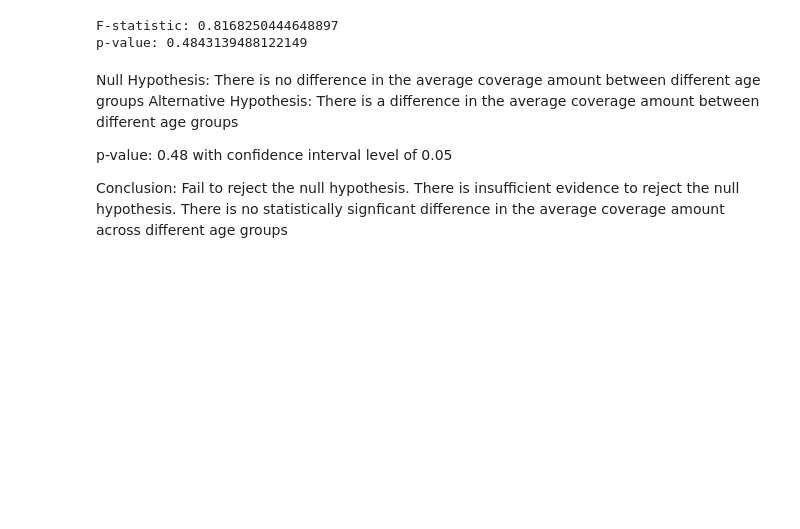
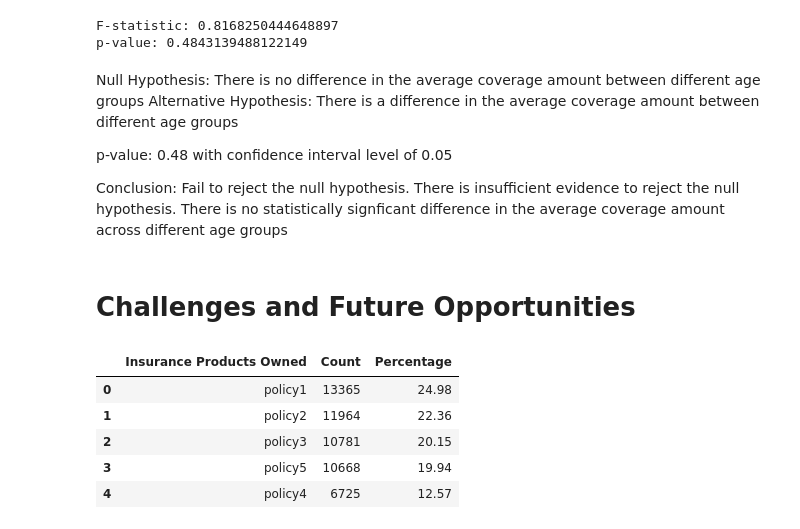
Before and after one commit to cecestreet/UCB-Project-One, a Jupyter notebook: Customer_Segmentation_Analysis_Group.ipynb, the cells around one changed output. Cells and saved outputs as stored; diff of their text form; code cells hidden in the pictures; blank space fills up the shorter version.

```diff
--- a/Customer_Segmentation_Analysis_Group.ipynb
+++ b/Customer_Segmentation_Analysis_Group.ipynb
@@ -491,3 +549,19 @@ Alternative Hypothesis: There is a difference in the average coverage amount bet
 p-value: 0.48 with confidence interval level of 0.05
 
 Conclusion: Fail to reject the null hypothesis. There is insufficient evidence to reject the null hypothesis. There is no statistically signficant difference in the average coverage amount across different age groups
+# %% [markdown]
+# Challenges and Future Opportunities
+# %%
+policy_counts = cs_df['Insurance Products Owned'].value_counts()
+policy_counts_df = policy_counts.to_frame().reset_index()
+policy_counts_df.columns = ['Insurance Products Owned', 'Count']
+total_count = policy_counts_df['Count'].sum()
+policy_counts_df['Percentage'] = ((policy_counts_df['Count'] / total_count) * 100).round(2)
+policy_counts_df
+# %% [output]
+|  | Insurance Products Owned | Count | Percentage |
+| 0 | policy1 | 13365 | 24.98 |
+| 1 | policy2 | 11964 | 22.36 |
+| 2 | policy3 | 10781 | 20.15 |
+| 3 | policy5 | 10668 | 19.94 |
+| 4 | policy4 | 6725 | 12.57 |
```
Also changed, not shown: parts of 16 cells of this notebook, 14 other files.
